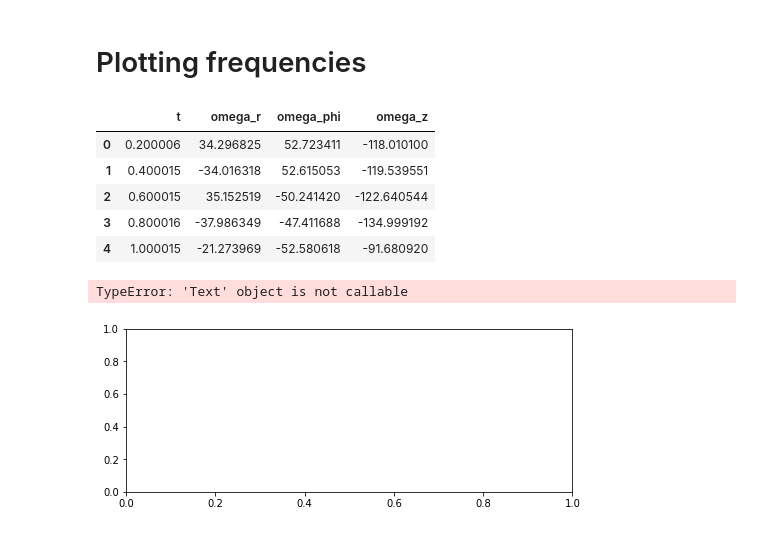
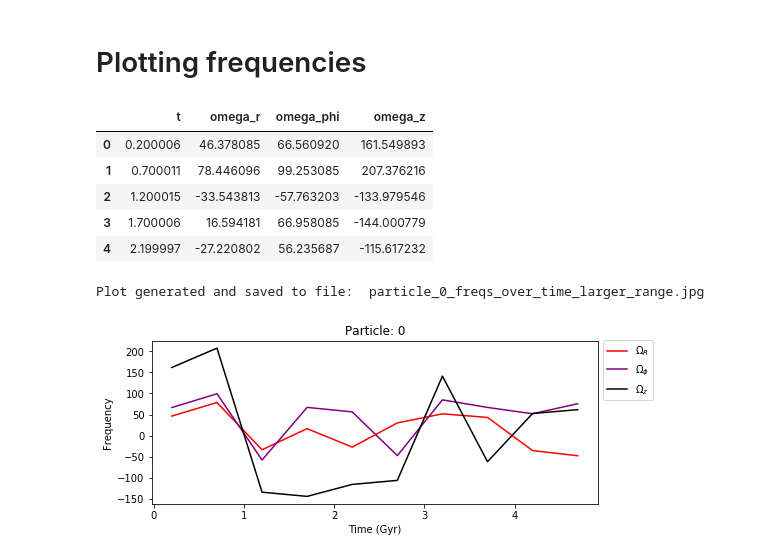
Before and after one commit to binodbhttr/resonance_sweeping, a Jupyter notebook: New_Sims_Analysis/calculate_frequencies_700_B3-N.ipynb, the cells around one changed output. Cells and saved outputs as stored; diff of their text form; code cells hidden in the pictures.

Commit message:
created a test plot to check the freqs for a larger time period

```diff
--- a/New_Sims_Analysis/calculate_frequencies_700_B3-N.ipynb
+++ b/New_Sims_Analysis/calculate_frequencies_700_B3-N.ipynb
@@ -70,16 +72,16 @@ column=["t", "omega_r","omega_phi","omega_z"]
 
 idd_keep=idd[keep_sn]
 ndim=6
-keep_small=idd_keep[1000:1015]
+keep_small=idd_keep[1000:1001]
 
 for i in range(len(keep_small)):
 
     test_particle=keep_small[i]
     df = pd.DataFrame(columns=column)
-    for j in range(0,1040,40):
+    for j in range(0,1000,100):
         #print("looking orbits of particle:",i)
 
-        test = loadonesource(path,test_particle,start=j,finish=j+40) # do it for 200 Myr
+        test = loadonesource(path,test_particle,start=j,finish=j+100) # do it for 200 Myr
 
         #calculate frequencies every 200 Myrs (0-200, 200-400, 400-600, 600-800 in time (Myrs)) (0-40. 40-80..... in snapshots)
         x_test=test['x'].astype(np.float64)
@@ -90,7 +92,7 @@ for i in range(len(keep_small)):
         vz_test=test['vz'].astype(np.float64)
         mass_test=test['mass'].astype(np.float64)
         r_test=test['r'].astype(np.float64)
-
+        t=test['t'].astype(np.float64)
 
         w1 = gd.Orbit(
             pos=[x_test,y_test,z_test] * u.kpc,
@@ -110,43 +112,43 @@ for i in range(len(keep_small)):
         row_data = pd.Series(row, index = df.columns)
         df = df.append(row_data, ignore_index=True)
         #print("Done: ",freqs)
-    file_name="particle_"+str(i)+"_freqs.csv"
+    file_name="particle_"+str(i)+"_freqs_larger_range.csv"
     df.to_csv(freq_path+file_name, encoding='utf-8', index=False)
     del df
 # %% [markdown]
 # Plotting frequencies
 # %%
-filenames=["particle_"+str(f)+"_freqs.csv" for f in range(0,15)]
-df_r=pd.read_csv(freq_path+filenames[9])
+filenames=["particle_"+str(f)+"_freqs_larger_range.csv" for f in range(0,15)]
+df_r=pd.read_csv(freq_path+filenames[0])
 # %%
 df_r.head()
 # %% [output]
 |  | t | omega_r | omega_phi | omega_z |
-| 0 | 0.200006 | 34.296825 | 52.723411 | -118.010100 |
-| 1 | 0.400015 | -34.016318 | 52.615053 | -119.539551 |
-| 2 | 0.600015 | 35.152519 | -50.241420 | -122.640544 |
-| 3 | 0.800016 | -37.986349 | -47.411688 | -134.999192 |
-| 4 | 1.000015 | -21.273969 | -52.580618 | -91.680920 |
+| 0 | 0.200006 | 46.378085 | 66.560920 | 161.549893 |
+| 1 | 0.700011 | 78.446096 | 99.253085 | 207.376216 |
+| 2 | 1.200015 | -33.543813 | -57.763203 | -133.979546 |
+| 3 | 1.700006 | 16.594181 | 66.958085 | -144.000779 |
+| 4 | 2.199997 | -27.220802 | 56.235687 | -115.617232 |
 # %%
-for i in range(15):
+for i in range(1):
     df_r=pd.read_csv(freq_path+filenames[i])
     fig1=plt.figure(figsize=(8,3))
     ax=fig1.add_subplot(111)
     #ax.plot(df_r.t,df_r.omega_r,c='red',label="$\omega$$_R$")
     #ax.plot(df_r.t,df_r.omega_phi,c='purple',label="$\omega$$_$\phi$$")
     #ax.plot(df_r.t,df_r.omega_z,c="black",label="v$\omega$R")
     #ax.text(4,200,"Particle: "+str(i))
     ax.set_title("Particle: "+str(i))
     ax.plot(df_r.t,df_r.omega_r,c='red',label="$\Omega$$_R$")
     ax.plot(df_r.t,df_r.omega_phi,c='purple',label="$\Omega$$_\phi$")
     ax.plot(df_r.t,df_r.omega_z,c="black",label="$\Omega$$_z$")
     ax.legend(bbox_to_anchor=(1.00,0.82), loc='center left',markerscale=9)
     ax.set_xlabel("Time (Gyr)")
     ax.set_ylabel(r"Frequency")
-    plotname="particle_"+str(i)+"_freqs_over_time.jpg"
+    plotname="particle_"+str(i)+"_freqs_over_time_larger_range.jpg"
     fig1.savefig(plotpath+plotname,bbox_inches="tight",dpi=300)
     print("Plot generated and saved to file: ",plotname)
     #plt.show()
 # %% [output]
-TypeError: 'Text' object is not callable
+Plot generated and saved to file:  particle_0_freqs_over_time_larger_range.jpg
-[figure, old version]
+[figure, new version]
```
Also changed, not shown: parts of 4 cells of this notebook, 5 other files.
